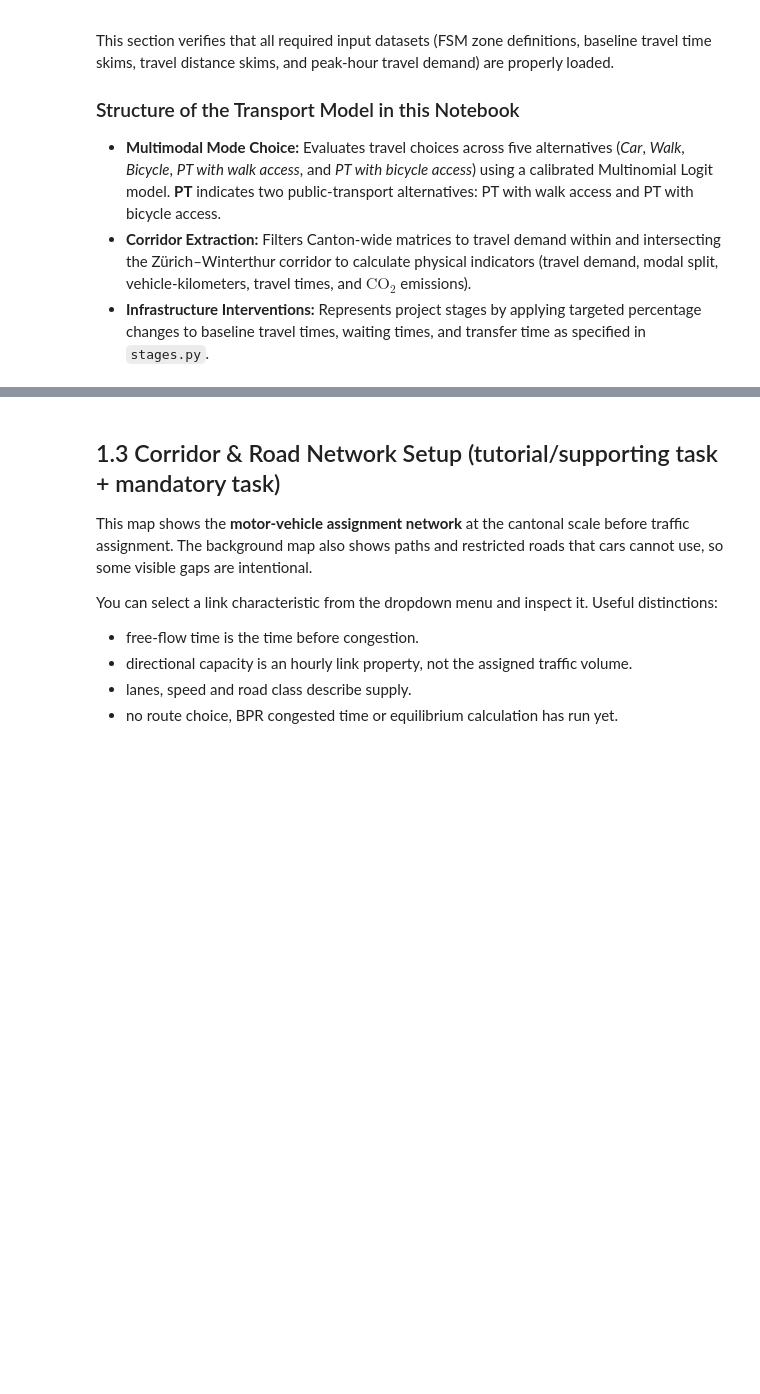
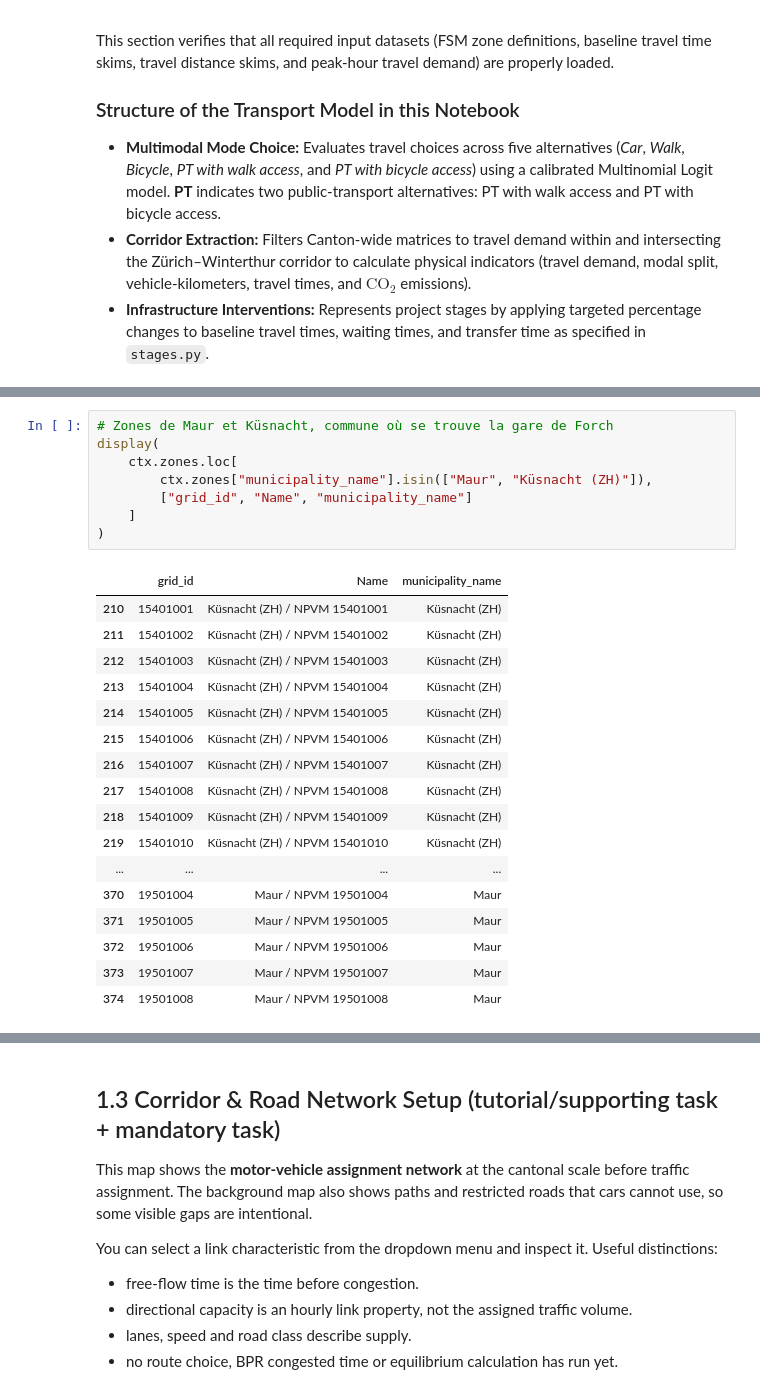
Before and after one commit to InfrastructurePlanningREISETHZ/IP-HS26-MehrSpur-CaseStudy, a Jupyter notebook: notebooks/02_system_modeling.ipynb, the cells around one changed output, grey strips where cells are left out. Saved outputs shown, nothing was run; the diff lists cells and outputs as text; blank space fills up the shorter version.

```diff
--- a/notebooks/02_system_modeling.ipynb
+++ b/notebooks/02_system_modeling.ipynb
@@ -202,0 +208,26 @@ Transport model ready. 1,223 Canton Zürich zones and skims loaded.
+# %%
+# Zones de Maur et Küsnacht, commune où se trouve la gare de Forch
+display(
+    ctx.zones.loc[
+        ctx.zones["municipality_name"].isin(["Maur", "Küsnacht (ZH)"]),
+        ["grid_id", "Name", "municipality_name"]
+    ]
+)
+# %% [output]
+|  | grid_id | Name | municipality_name |
+| 210 | 15401001 | Küsnacht (ZH) / NPVM 15401001 | Küsnacht (ZH) |
+| 211 | 15401002 | Küsnacht (ZH) / NPVM 15401002 | Küsnacht (ZH) |
+| 212 | 15401003 | Küsnacht (ZH) / NPVM 15401003 | Küsnacht (ZH) |
+| 213 | 15401004 | Küsnacht (ZH) / NPVM 15401004 | Küsnacht (ZH) |
+| 214 | 15401005 | Küsnacht (ZH) / NPVM 15401005 | Küsnacht (ZH) |
+| 215 | 15401006 | Küsnacht (ZH) / NPVM 15401006 | Küsnacht (ZH) |
+| 216 | 15401007 | Küsnacht (ZH) / NPVM 15401007 | Küsnacht (ZH) |
+| 217 | 15401008 | Küsnacht (ZH) / NPVM 15401008 | Küsnacht (ZH) |
+| 218 | 15401009 | Küsnacht (ZH) / NPVM 15401009 | Küsnacht (ZH) |
+| 219 | 15401010 | Küsnacht (ZH) / NPVM 15401010 | Küsnacht (ZH) |
+| ... | ... | ... | ... |
+| 370 | 19501004 | Maur / NPVM 19501004 | Maur |
+| 371 | 19501005 | Maur / NPVM 19501005 | Maur |
+| 372 | 19501006 | Maur / NPVM 19501006 | Maur |
+| 373 | 19501007 | Maur / NPVM 19501007 | Maur |
+| 374 | 19501008 | Maur / NPVM 19501008 | Maur |
```
Also changed, not shown: parts of 4 cells of this notebook, 1 other file.
